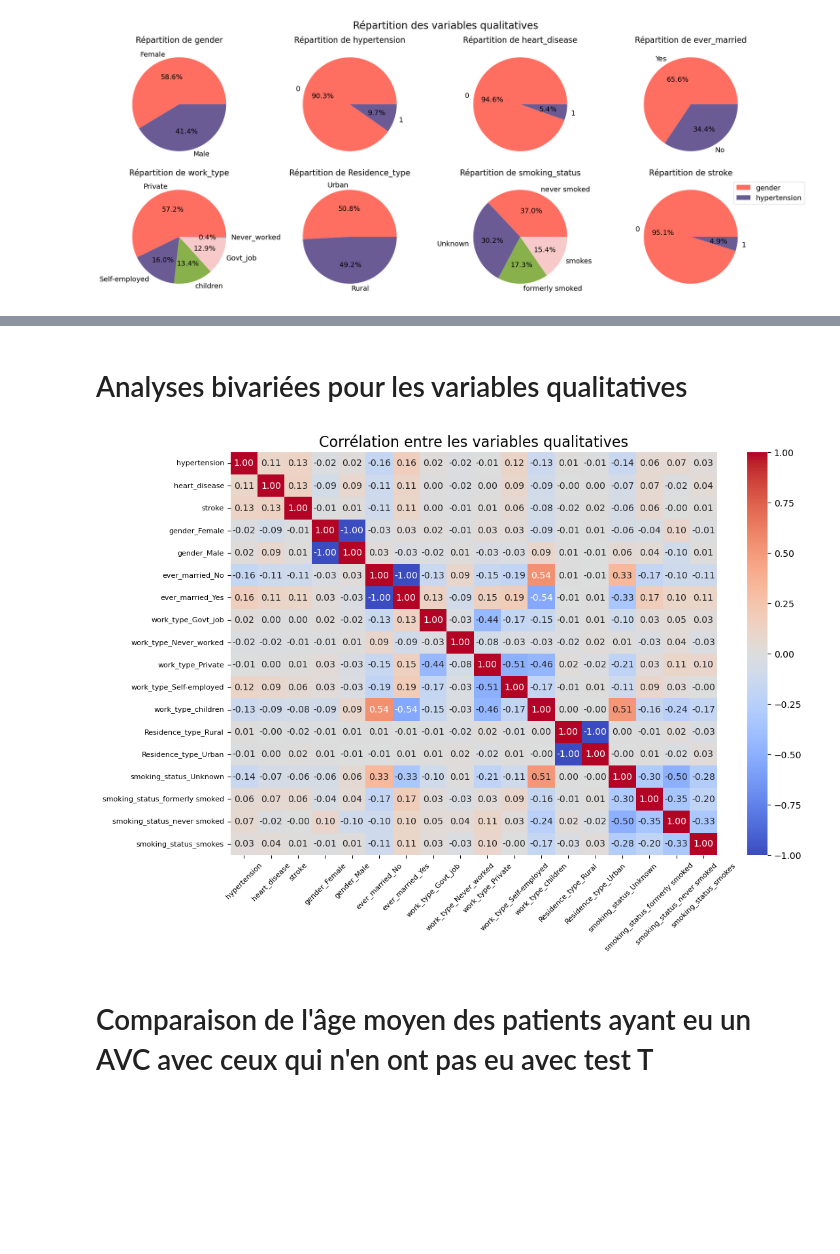
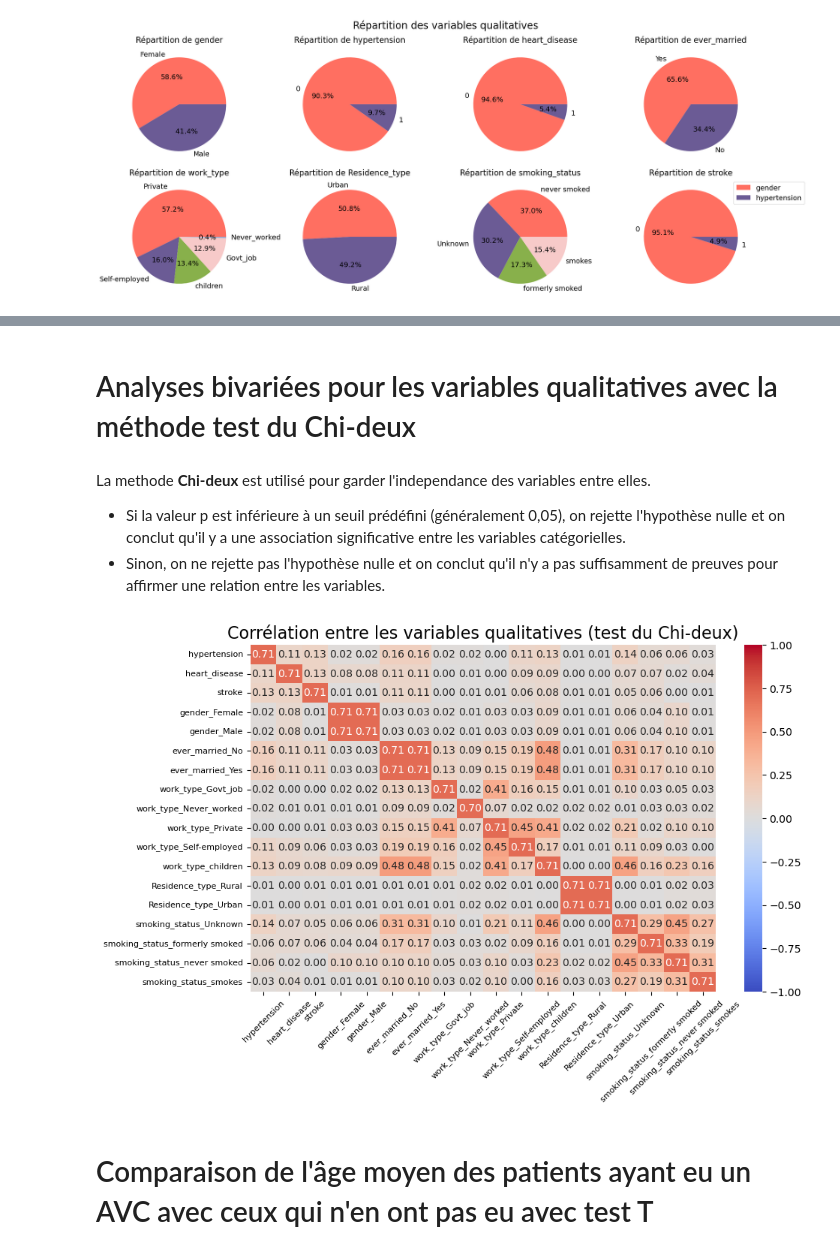
Before and after one commit to Antho-SJ/strocke-alert, a Jupyter notebook: stroke_alert.ipynb, the cells around one changed output, grey strips where cells are left out. Cells and saved outputs as stored; diff of their text form; code cells hidden in the pictures; blank space fills up the shorter version.

```diff
--- a/stroke_alert.ipynb
+++ b/stroke_alert.ipynb
@@ -398,27 +418,38 @@ En résumé, un coefficient de corrélation proche de 1 indique une corrélation
 # %% [markdown]
-#  Analyses bivariées pour les variables qualitatives
+#  Analyses bivariées pour les variables qualitatives avec la méthode test du Chi-deux
+# %% [markdown]
+La methode **Chi-deux** est utilisé pour garder l'independance des variables entre elles.
+- Si la valeur p est inférieure à un seuil prédéfini (généralement 0,05), on rejette l'hypothèse nulle et on conclut qu'il y a une association significative entre les variables catégorielles.
+- Sinon, on ne rejette pas l'hypothèse nulle et on conclut qu'il n'y a pas suffisamment de preuves pour affirmer une relation entre les variables.
 # %%
-# Sélection des colonnes QUALITATIVES pour le calcul de la corrélation
+from scipy.stats import chi2_contingency
+
+# Sélection des colonnes qualitatives pour le calcul de la corrélation
 variables_qualitatives = ['gender', 'hypertension', 'heart_disease', 'ever_married', 'work_type', 'Residence_type', 'smoking_status', 'stroke']
 correlation_df = df[variables_qualitatives]
 
 # Convertir les variables qualitatives en variables indicatrices (dummy variables)
 correlation_df = pd.get_dummies(correlation_df)
 
-# Calcul de la matrice de corrélation
-correlation_matrix = correlation_df.corr()
+# Calcul de la matrice de corrélation en utilisant le test du Chi-deux
+corr_matrix = pd.DataFrame(index=correlation_df.columns, columns=correlation_df.columns)
+
+for var1 in correlation_df.columns:
+    for var2 in correlation_df.columns:
+        chi2, p, _, _ = chi2_contingency(pd.crosstab(correlation_df[var1], correlation_df[var2]))
+        corr_matrix.loc[var1, var2] = np.sqrt(chi2 / (chi2 + len(df)))
 
 # Tracé du heatmap
-plt.figure(figsize=(12, 8))
-heatmap = sns.heatmap(correlation_matrix, annot=True, cmap='coolwarm', fmt=".2f", annot_kws={"size": 10},vmin=-1, vmax=1)
-plt.title('Corrélation entre les variables qualitatives', fontsize=16)
+plt.figure(figsize=(10, 6))
+heatmap = sns.heatmap(corr_matrix.astype(float), annot=True, cmap='coolwarm', fmt=".2f", annot_kws={"size": 10},vmin=-1, vmax=1)
+plt.title('Corrélation entre les variables qualitatives (test du Chi-deux)', fontsize=16)
 
 # Réduire la taille des noms des colonnes sur les axes x et y
 heatmap.set_xticklabels(heatmap.get_xticklabels(), rotation=45, fontsize=8)
 heatmap.set_yticklabels(heatmap.get_yticklabels(), fontsize=8)
 plt.show()
 # %% [output]
-[figure, old version]
+[figure, new version]
 # %% [markdown]
 # Comparaison de l'âge moyen des patients ayant eu un AVC avec ceux qui n'en ont pas eu avec test T
 # %%
```
Also changed, not shown: parts of 31 cells of this notebook.
